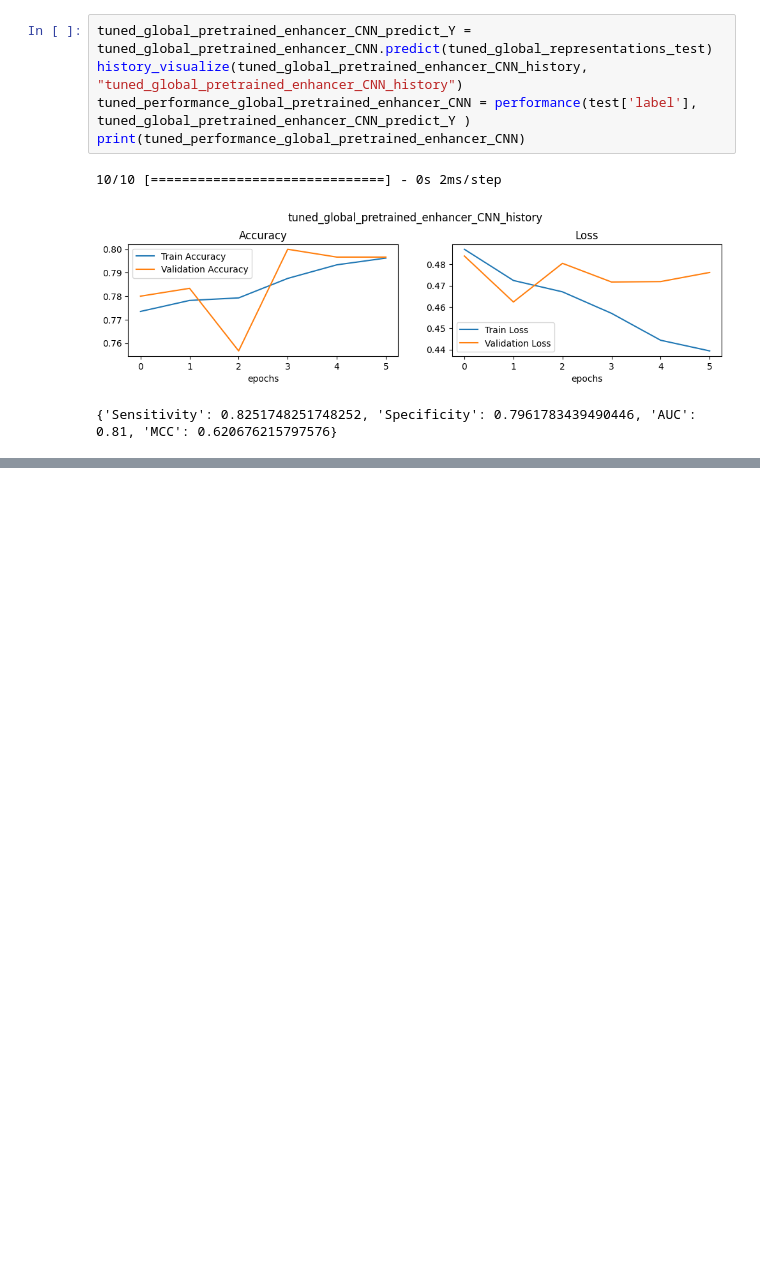
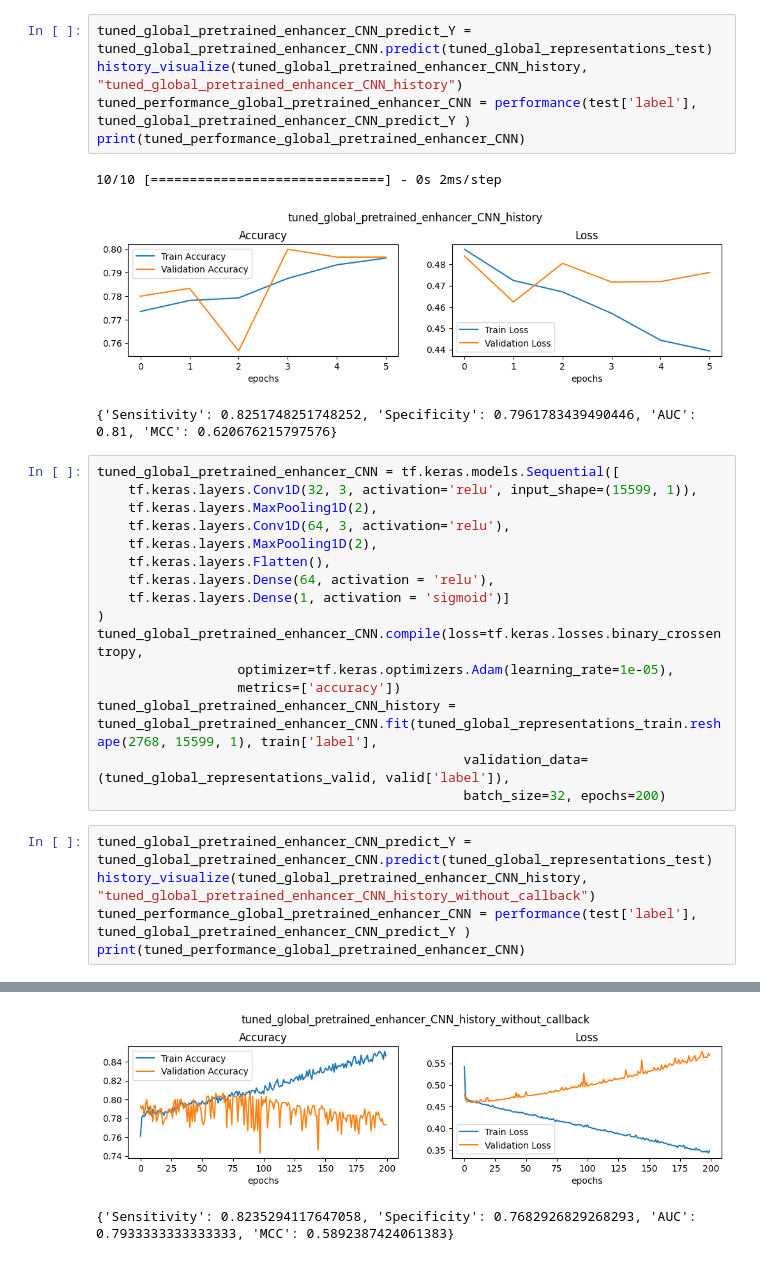
Before and after one commit to Lisker2/CS309_Project, a Jupyter notebook: Final_Notebook.ipynb, the cells around one changed output, grey strips where cells are left out. Drawn from its saved outputs; the diff is of its cells as text; blank space fills up the shorter version.

```diff
--- a/Final_Notebook.ipynb
+++ b/Final_Notebook.ipynb
@@ -1006,3 +1006,25 @@ print(tuned_performance_global_pretrained_enhancer_CNN)
 10/10 [==============================] - 0s 2ms/step
 [figure]
 {'Sensitivity': 0.8251748251748252, 'Specificity': 0.7961783439490446, 'AUC': 0.81, 'MCC': 0.620676215797576}
+# %%
+tuned_global_pretrained_enhancer_CNN = tf.keras.models.Sequential([
+    tf.keras.layers.Conv1D(32, 3, activation='relu', input_shape=(15599, 1)),
+    tf.keras.layers.MaxPooling1D(2),
+    tf.keras.layers.Conv1D(64, 3, activation='relu'),
+    tf.keras.layers.MaxPooling1D(2),
+    tf.keras.layers.Flatten(),
+    tf.keras.layers.Dense(64, activation = 'relu'),
+    tf.keras.layers.Dense(1, activation = 'sigmoid')]
+)
+tuned_global_pretrained_enhancer_CNN.compile(loss=tf.keras.losses.binary_crossentropy,
+                  optimizer=tf.keras.optimizers.Adam(learning_rate=1e-05),
+                  metrics=['accuracy'])
+tuned_global_pretrained_enhancer_CNN_history = tuned_global_pretrained_enhancer_CNN.fit(tuned_global_representations_train.reshape(2768, 15599, 1), train['label'],
+                                               validation_data=(tuned_global_representations_valid, valid['label']),
+                                               batch_size=32, epochs=200)
+# %%
+tuned_global_pretrained_enhancer_CNN_predict_Y = tuned_global_pretrained_enhancer_CNN.predict(tuned_global_representations_test)
+history_visualize(tuned_global_pretrained_enhancer_CNN_history, "tuned_global_pretrained_enhancer_CNN_history_without_callback")
+tuned_performance_global_pretrained_enhancer_CNN = performance(test['label'], tuned_global_pretrained_enhancer_CNN_predict_Y )
+print(tuned_performance_global_pretrained_enhancer_CNN)
+# %% [output]
@@ -1008,0 +1032,2 @@ print(tuned_performance_global_pretrained_enhancer_CNN)
+[figure, added]
+{'Sensitivity': 0.8235294117647058, 'Specificity': 0.7682926829268293, 'AUC': 0.7933333333333333, 'MCC': 0.5892387424061383}
```
Also changed, not shown: parts of 1 cell of this notebook.
